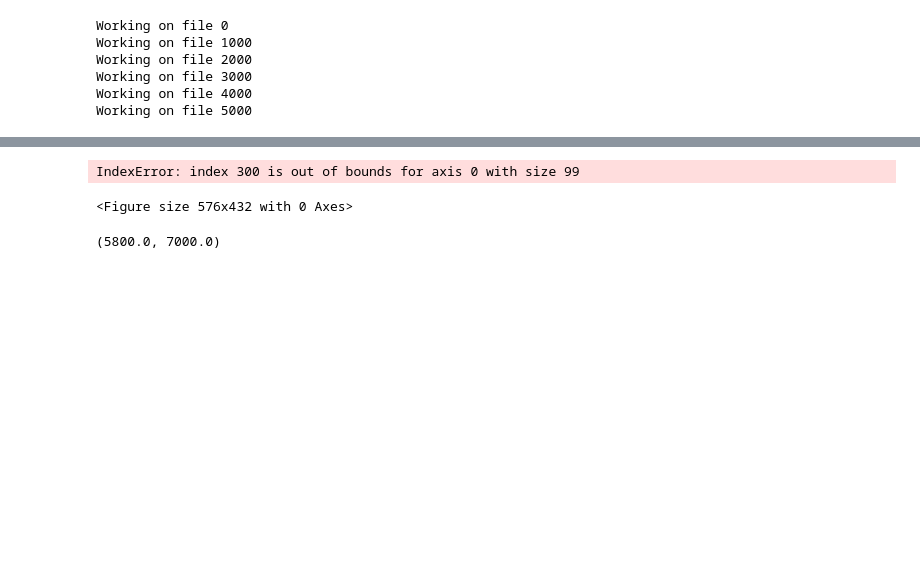
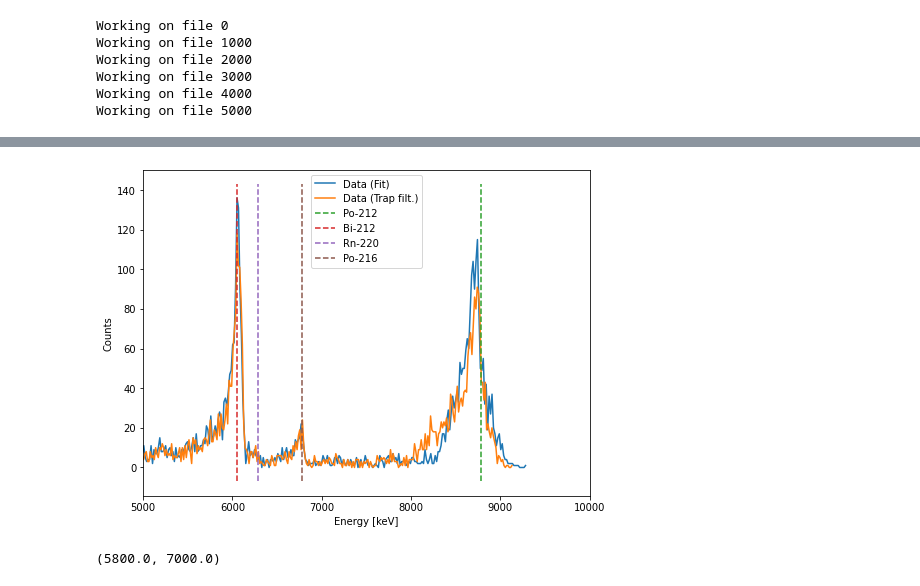
Before and after one commit to Moore-Lab/composite_DM, a Jupyter notebook: radon/radon_spectrum.ipynb, the cells around one changed output, grey strips where cells are left out. Saved outputs shown, nothing was run; the diff lists cells and outputs as text; code cells hidden in the pictures; blank space fills up the shorter version.

Commit message:
updated plots

```diff
--- a/radon/radon_spectrum.ipynb
+++ b/radon/radon_spectrum.ipynb
@@ -159,24 +159,23 @@ bcfilt = bfilt[:-1] + np.diff(bfilt)/2
 # %%
 plt.figure(figsize=(8,6))
 cal_fac = 6051/bc[np.argmax(h)]
 cal_fac_filt = 6051/bcfilt[np.argmax(hfilt)]
 
 cal_dat = filt_dat[:,3] * cal_fac
 
-plt.plot(bc*cal_fac, h)
-plt.plot(bcfilt*cal_fac_filt, hfilt)
+plt.plot(bc*cal_fac, h, label="Data (Fit)")
+plt.plot(bcfilt*cal_fac_filt, hfilt, label="Data (Trap filt.)")
 yy = plt.ylim()
 for k in alpha_dict.keys():
     plt.plot(alpha_dict[k]*np.ones(2), yy, '--', label=k)
 
 plt.legend()
 plt.xlim(5000,10000)
 plt.xlabel("Energy [keV]")
 plt.ylabel("Counts")
 plt.show()
 # %% [output]
-IndexError: index 300 is out of bounds for axis 0 with size 99
-<Figure size 576x432 with 0 Axes>
+[figure, added]
 # %%
 po216 = (cal_dat > 6700) & (cal_dat < 6800)
 
```
Also changed, not shown: parts of 1 cell of this notebook.
